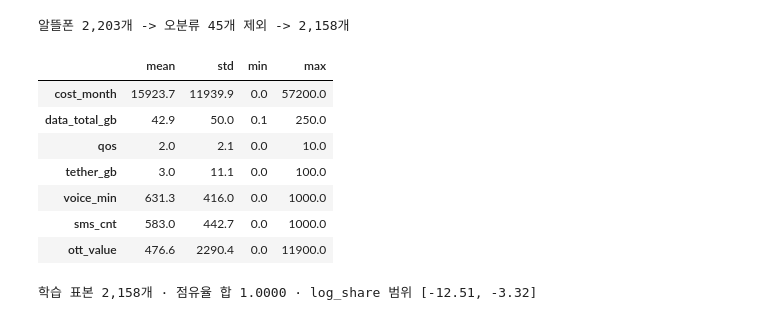
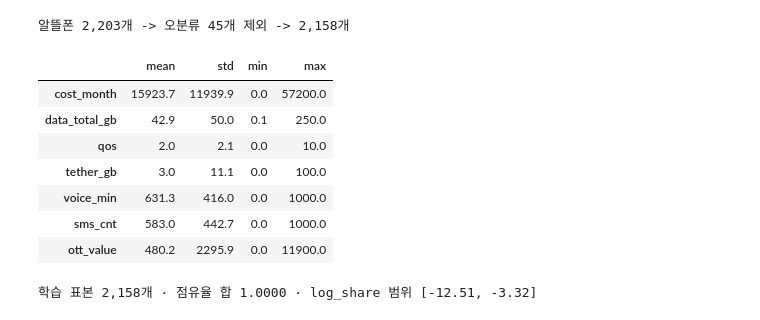
Before and after one commit to ASAC11broadband/telecom-plan-recommendation, a Jupyter notebook: notebooks/logshare_shap_weights.ipynb, the cells around one changed output. Cells and saved outputs as stored; diff of their text form; code cells hidden in the pictures.

Commit message:
fix benefit_category

```diff
--- a/notebooks/logshare_shap_weights.ipynb
+++ b/notebooks/logshare_shap_weights.ipynb
@@ -59,35 +59,35 @@ def build(df):
     d["extra_gb"] = d.plan_id.map(extra.groupby("plan_id").gb.sum()).fillna(0)
     d["data_total_gb"] = np.where(
         d.data_unlimited, 300,
         (d.data_gb.fillna(d.daily_data_gb.fillna(0) * 30) + d.extra_gb).clip(0, 300)
     )
     d["qos"] = d.data_throttle_speed.map(qos_mbps)
     d["tether_gb"] = d.tethering_gb.fillna(0)
     d["voice_min"] = np.where(d.voice_unlimited, 1000, d.voice_minutes.fillna(0)).clip(0, 1000)
     d["sms_cnt"] = np.where(d.sms_unlimited, 1000, d.sms_count.fillna(0)).clip(0, 1000)
 
-    ott_b = benefits[benefits.benefit_category == "OTT/구독"]
+    ott_b = benefits[benefits.benefit_service.isin(price_map)]  # 카테고리명이 바뀌어(2026-09-16 크롤러 수정) 서비스명 매칭으로 변경
     ott_services = d.plan_id.map(
         ott_b.groupby("plan_id")["benefit_service"].apply(lambda v: sorted(set(v.dropna())))
     )
     d["ott_value"] = ott_services.apply(
         lambda services: sum(price_map.get(s, 0) for s in services) if isinstance(services, list) else 0
     )
     return d
 
 
 mvno = build(mvno)
 AXES = ["cost_month", "data_total_gb", "qos", "tether_gb", "voice_min", "sms_cnt", "ott_value"]
 mvno[AXES].describe().T[["mean", "std", "min", "max"]].round(1)
 # %% [output]
 |  | mean | std | min | max |
 | cost_month | 15923.7 | 11939.9 | 0.0 | 57200.0 |
 | data_total_gb | 42.9 | 50.0 | 0.1 | 250.0 |
 | qos | 2.0 | 2.1 | 0.0 | 10.0 |
 | tether_gb | 3.0 | 11.1 | 0.0 | 100.0 |
 | voice_min | 631.3 | 416.0 | 0.0 | 1000.0 |
 | sms_cnt | 583.0 | 442.7 | 0.0 | 1000.0 |
-| ott_value | 476.6 | 2290.4 | 0.0 | 11900.0 |
+| ott_value | 480.2 | 2295.9 | 0.0 | 11900.0 |
 # %%
 # y = log(시장점유율). "이 알뜰폰 요금제 중 하나를 고른다" 는 닫힌 선택지로 본다.
 mvno["market_share"] = mvno.subscriber_count / mvno.subscriber_count.sum()
```
Also changed, not shown: parts of 1 cell of this notebook, 4 other files.
